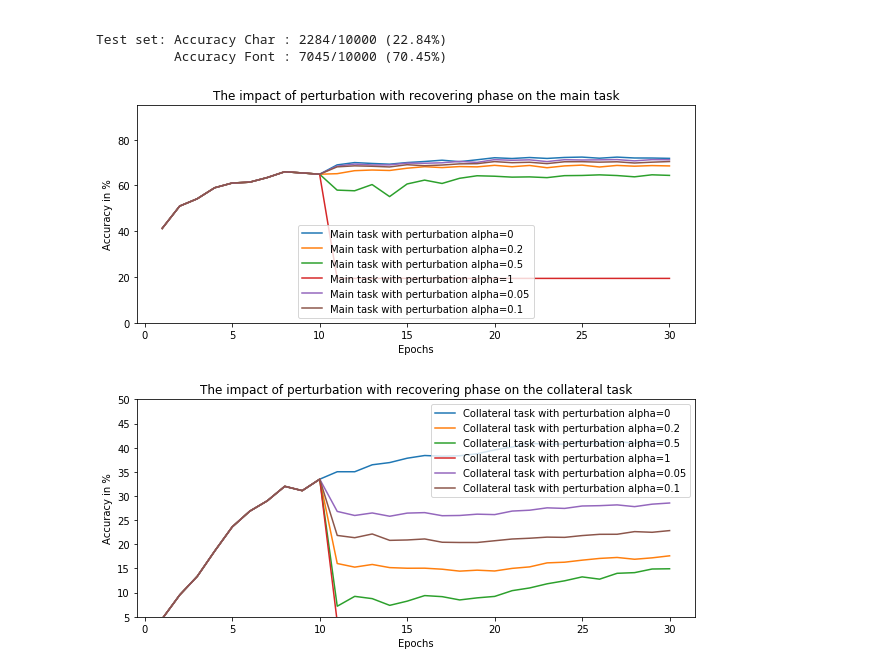
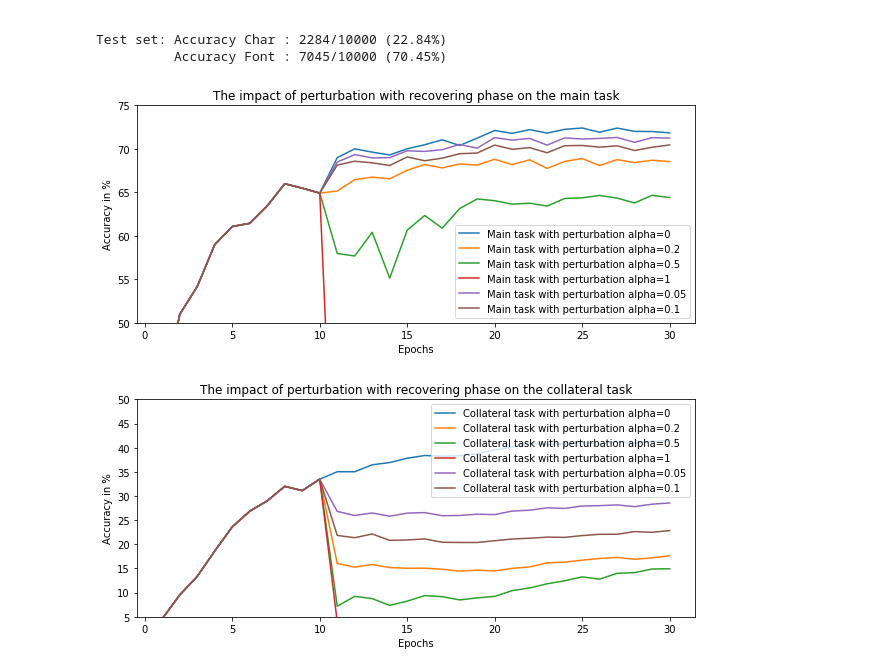
Before and after one commit to LaRiffle/collateral-learning, a Jupyter notebook: notebooks/Part 10 - Joint optimisation of opposite objectives.ipynb, the cells around one changed output. Saved outputs shown, nothing was run; the diff lists cells and outputs as text; code cells hidden in the pictures.

```diff
--- a/notebooks/Part 10 - Joint optimisation of opposite objectives.ipynb
+++ b/notebooks/Part 10 - Joint optimisation of opposite objectives.ipynb
@@ -491,7 +491,7 @@ def main(alpha=0):
 # %%
 inverse_results = {}
 # %%
-alphas = [0.05, 0.1]#, 0, 0.05, 0.1, 0.2, 0.5, 1] #[0, 0.05, 0.1, 0.2, 0.5, 1, 1.5, 2]
+alphas = [0, 0.05, 0.1, 0.2, 0.5, 0.7]
 for alpha in alphas:
     test_perfs_char_perturbate, test_perfs_font_perturbate, model_perturbate = main(alpha=alpha)
     inverse_results[f"Main task with perturbation alpha={alpha}"] = test_perfs_font_perturbate
@@ -516,9 +516,9 @@ Test set: Accuracy Char : 2284/10000 (22.84%)
           Accuracy Font : 7045/10000 (70.45%)
 # %%
 main_results = {k:v for k, v in inverse_results.items() if 'Main' in k}
-show_results(main_results, "The impact of perturbation with recovering phase on the main task", ymin=0, ymax=95)
+show_results(main_results, "The impact of perturbation with recovering phase on the main task", ymin=50, ymax=75)
 # %% [output]
-[figure, old version]
+[figure, new version]
 # %%
 collateral_results = {k:v for k, v in inverse_results.items() if 'Collateral' in k}
 title = "The impact of perturbation with recovering phase on the collateral task"
```
Also changed, not shown: 1 other file.
